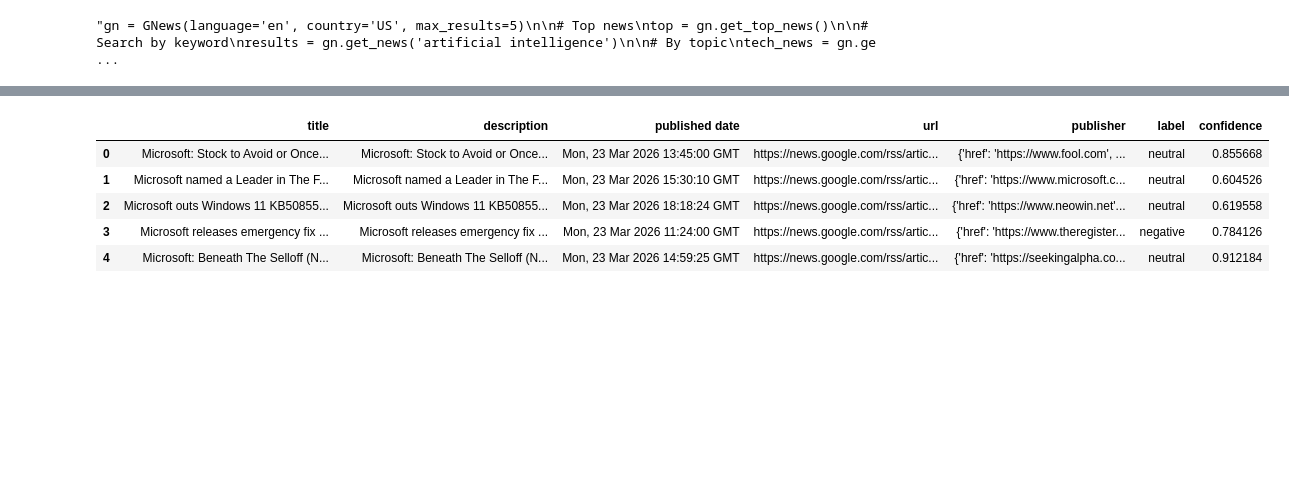
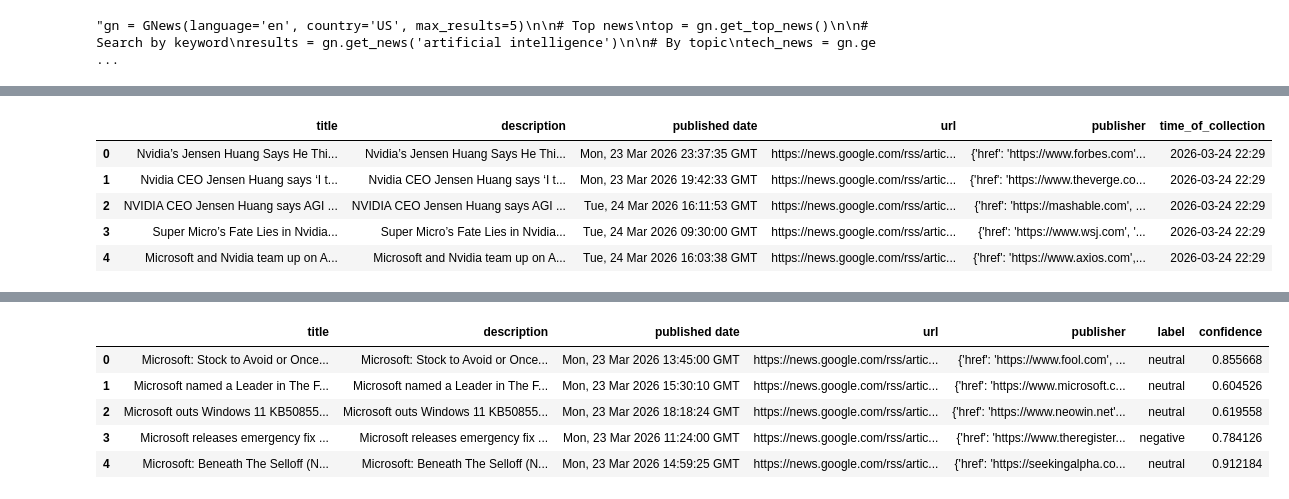
Before and after one commit to ajiteshsi/test_2, a Jupyter notebook: sentiment_gnews.ipynb, the cells around one changed output, grey strips where cells are left out. Saved outputs shown, nothing was run; the diff lists cells and outputs as text; code cells hidden in the pictures; blank space fills up the shorter version.

```diff
--- a/sentiment_gnews.ipynb
+++ b/sentiment_gnews.ipynb
@@ -100,4 +122,12 @@ record_news(ndf,header=False)
 # %%
 del news_df
 # %%
-news_df=pd.read_csv(path)
+news_df=pd.read_csv(path+'\\NVIDIA.csv')
+news_df.head()
+# %% [output]
+|  | title | description | published date | url | publisher | time_of_collection |
+| 0 | Nvidia’s Jensen Huang Says He Thi... | Nvidia’s Jensen Huang Says He Thi... | Mon, 23 Mar 2026 23:37:35 GMT | https://news.google.com/rss/artic... | {'href': 'https://www.forbes.com'... | 2026-03-24 22:29 |
+| 1 | Nvidia CEO Jensen Huang says ‘I t... | Nvidia CEO Jensen Huang says ‘I t... | Mon, 23 Mar 2026 19:42:33 GMT | https://news.google.com/rss/artic... | {'href': 'https://www.theverge.co... | 2026-03-24 22:29 |
+| 2 | NVIDIA CEO Jensen Huang says AGI ... | NVIDIA CEO Jensen Huang says AGI ... | Tue, 24 Mar 2026 16:11:53 GMT | https://news.google.com/rss/artic... | {'href': 'https://mashable.com', ... | 2026-03-24 22:29 |
+| 3 | Super Micro’s Fate Lies in Nvidia... | Super Micro’s Fate Lies in Nvidia... | Tue, 24 Mar 2026 09:30:00 GMT | https://news.google.com/rss/artic... | {'href': 'https://www.wsj.com', '... | 2026-03-24 22:29 |
+| 4 | Microsoft and Nvidia team up on A... | Microsoft and Nvidia team up on A... | Tue, 24 Mar 2026 16:03:38 GMT | https://news.google.com/rss/artic... | {'href': 'https://www.axios.com',... | 2026-03-24 22:29 |
```
Also changed, not shown: parts of 27 cells of this notebook.
